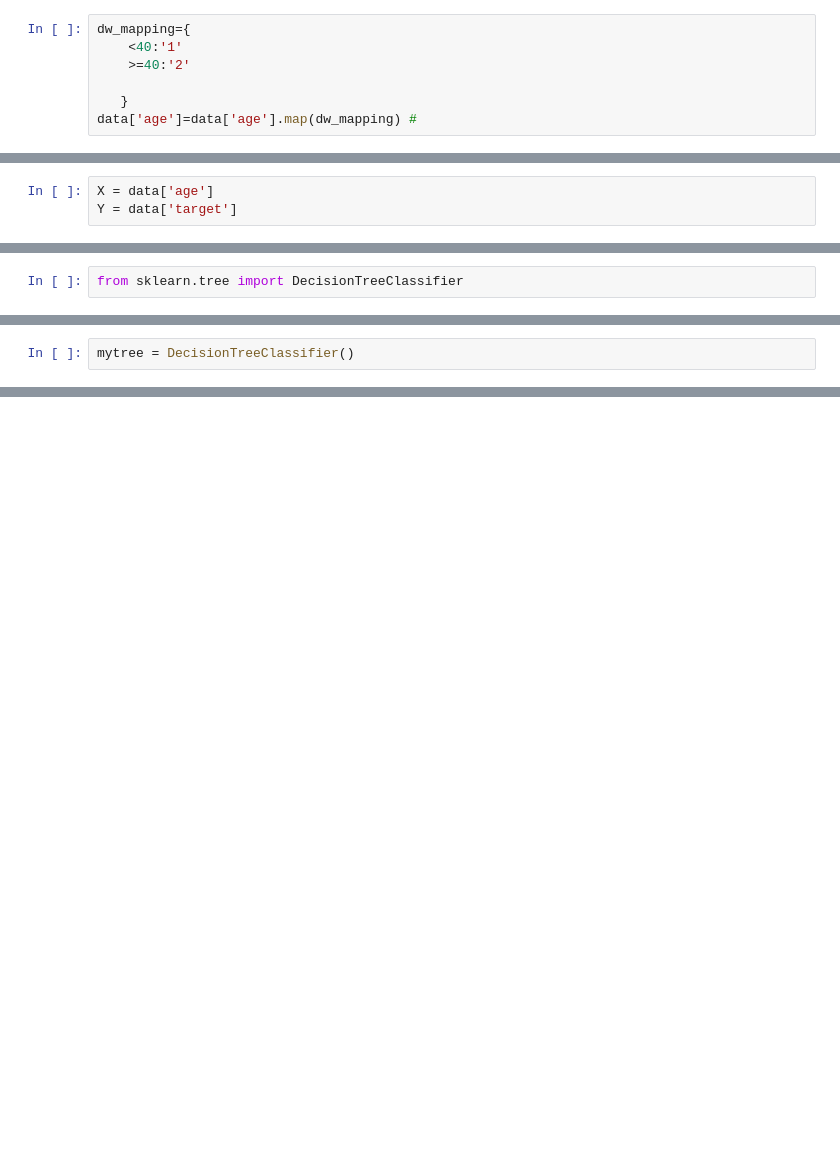
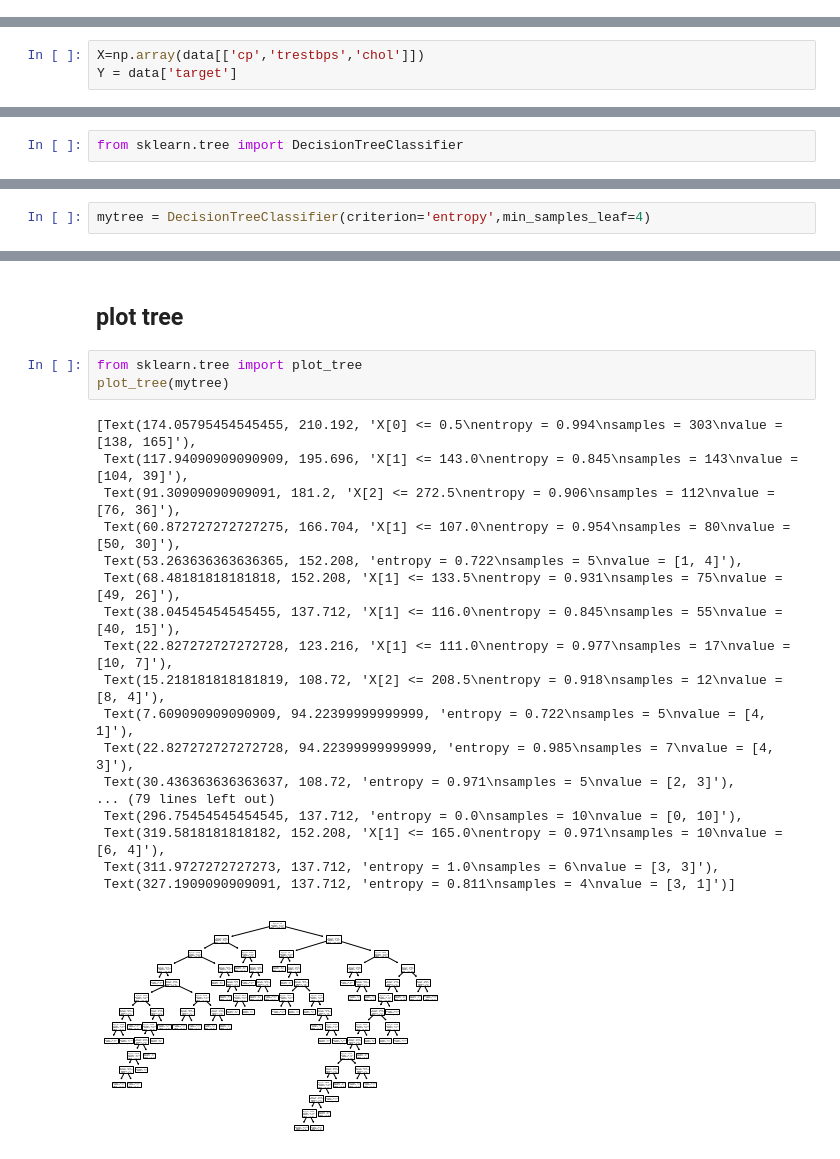
Before and after one commit to Anusarakh/DPDM2021, a Jupyter notebook: project2.ipynb, the cells around one changed output, grey strips where cells are left out. Cells and saved outputs as stored; diff of their text form; blank space fills up the shorter version.

```diff
--- a/project2.ipynb
+++ b/project2.ipynb
@@ -27,10 +27,3 @@ data
 | 301 | 57 | 1 | 0 | 130 | 131 | 0 | 1 | 115 | 1 | 1.2 | 1 | ... |
 | 302 | 57 | 0 | 1 | 130 | 236 | 0 | 0 | 174 | 0 | 0.0 | 1 | ... |
 303 rows × 14 columns
-# %%
-dw_mapping={
-    <40:'1'
-    >=40:'2'
-
-   }
-data['age']=data['age'].map(dw_mapping) #
@@ -77,5 +71,5 @@ Name: target, dtype: object
 # %%
-X = data['age']
+X=np.array(data[['cp','trestbps','chol']])
 Y = data['target']
 # %% [markdown]
 # Association Rules
@@ -139,2 +224,2 @@ from sklearn.tree import DecisionTreeClassifier
 # %%
-mytree = DecisionTreeClassifier()
+mytree = DecisionTreeClassifier(criterion='entropy',min_samples_leaf=4)
@@ -144,0 +276,24 @@ ValueError: ignored
+# %% [markdown]
+## plot tree
+# %%
+from sklearn.tree import plot_tree
+plot_tree(mytree)
+# %% [output]
+[Text(174.05795454545455, 210.192, 'X[0] <= 0.5\nentropy = 0.994\nsamples = 303\nvalue = [138, 165]'),
+ Text(117.94090909090909, 195.696, 'X[1] <= 143.0\nentropy = 0.845\nsamples = 143\nvalue = [104, 39]'),
+ Text(91.30909090909091, 181.2, 'X[2] <= 272.5\nentropy = 0.906\nsamples = 112\nvalue = [76, 36]'),
+ Text(60.872727272727275, 166.704, 'X[1] <= 107.0\nentropy = 0.954\nsamples = 80\nvalue = [50, 30]'),
+ Text(53.263636363636365, 152.208, 'entropy = 0.722\nsamples = 5\nvalue = [1, 4]'),
+ Text(68.48181818181818, 152.208, 'X[1] <= 133.5\nentropy = 0.931\nsamples = 75\nvalue = [49, 26]'),
+ Text(38.04545454545455, 137.712, 'X[1] <= 116.0\nentropy = 0.845\nsamples = 55\nvalue = [40, 15]'),
+ Text(22.827272727272728, 123.216, 'X[1] <= 111.0\nentropy = 0.977\nsamples = 17\nvalue = [10, 7]'),
+ Text(15.218181818181819, 108.72, 'X[2] <= 208.5\nentropy = 0.918\nsamples = 12\nvalue = [8, 4]'),
+ Text(7.609090909090909, 94.22399999999999, 'entropy = 0.722\nsamples = 5\nvalue = [4, 1]'),
+ Text(22.827272727272728, 94.22399999999999, 'entropy = 0.985\nsamples = 7\nvalue = [4, 3]'),
+ Text(30.436363636363637, 108.72, 'entropy = 0.971\nsamples = 5\nvalue = [2, 3]'),
+... (79 lines left out)
+ Text(296.75454545454545, 137.712, 'entropy = 0.0\nsamples = 10\nvalue = [0, 10]'),
+ Text(319.5818181818182, 152.208, 'X[1] <= 165.0\nentropy = 0.971\nsamples = 10\nvalue = [6, 4]'),
+ Text(311.9727272727273, 137.712, 'entropy = 1.0\nsamples = 6\nvalue = [3, 3]'),
+ Text(327.1909090909091, 137.712, 'entropy = 0.811\nsamples = 4\nvalue = [3, 1]')]
+[figure, added]
```
Also changed, not shown: parts of 81 cells of this notebook.
